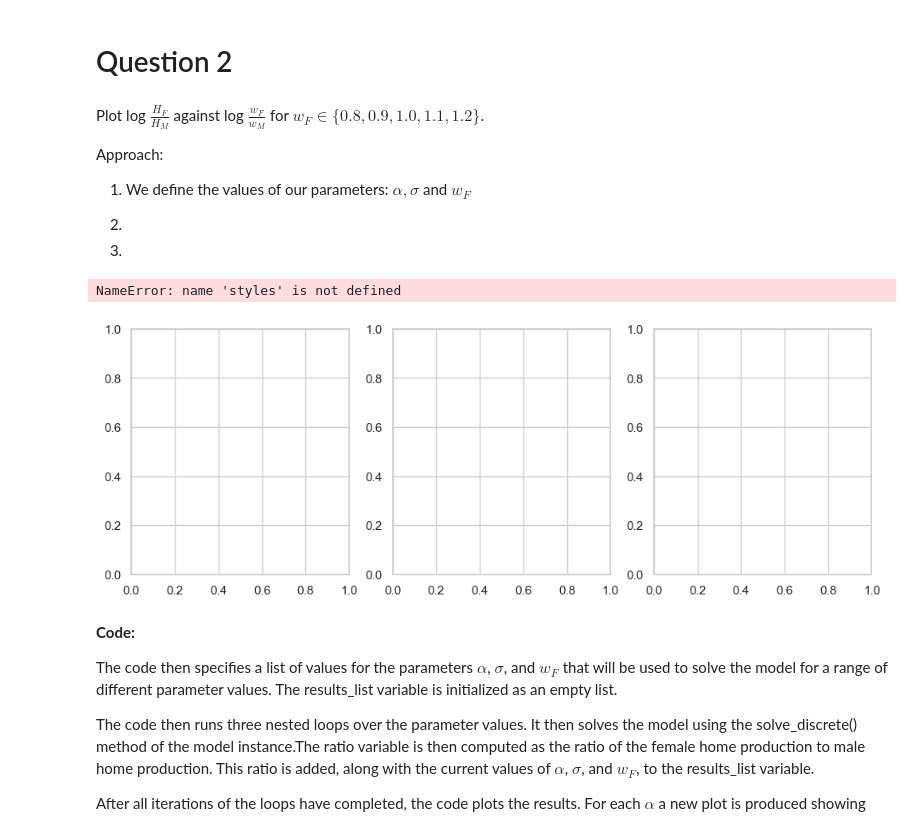
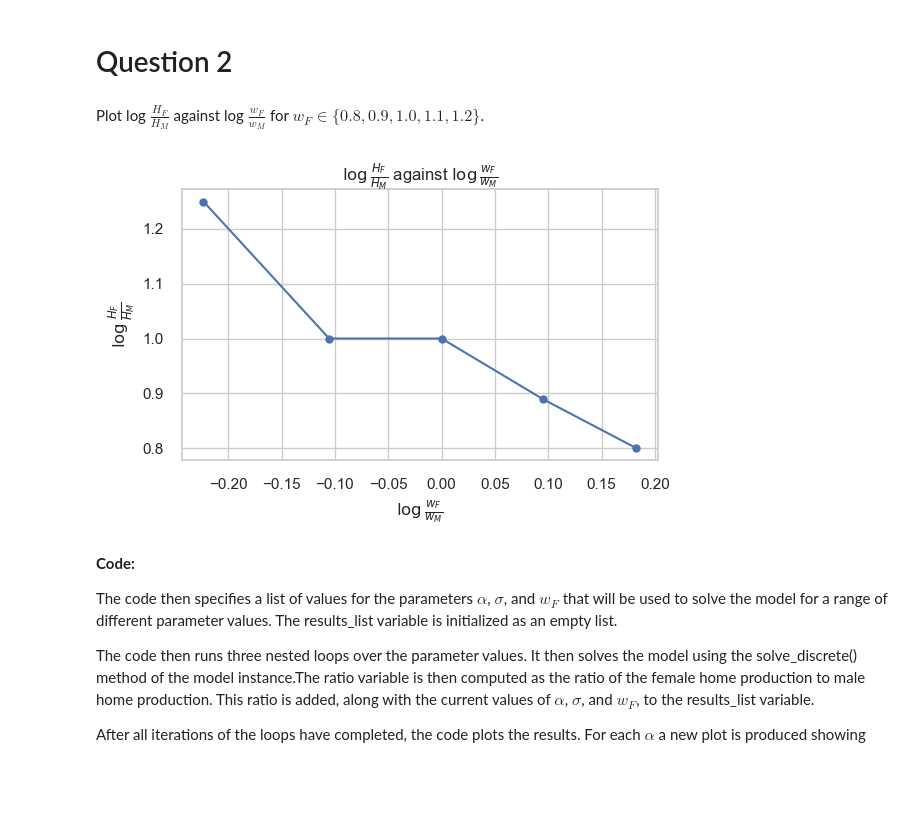
Before and after one commit to NumEconCopenhagen/projects-2023-philx2-nico, a Jupyter notebook: inauguralproject/inauguralproject.ipynb, the cells around one changed output. Drawn from its saved outputs; the diff is of its cells as text; code cells hidden in the pictures; blank space fills up the shorter version.

```diff
--- a/inauguralproject/inauguralproject.ipynb
+++ b/inauguralproject/inauguralproject.ipynb
@@ -94,54 +95,44 @@ It is also a good idea to explain in steps how the model is solved. It shows tha
 # Question 2
 # %% [markdown]
 Plot log $\frac{H_F}{H_M}$ against log $\frac{w_F}{w_M}$ for $w_F \in \{0.8, 0.9, 1.0, 1.1 ,1.2\}$.
-
-Approach:
-
-1. We define the values of our parameters: $\alpha, \sigma$ and $w_F$
-
-
-2.
-
-
-3.
 # %%
+import seaborn as sns
+sns.set_style("whitegrid")
+
 model = HouseholdSpecializationModelClass()
 
-alpha_list = [0.25, 0.5, 0.75]
-sigma_list = [0.5, 1.0, 1.5]
+alpha = 0.5
+sigma = 1
 wF_list = [0.8, 0.9, 1.0, 1.1, 1.2]
 
-# Create a figure with three subplots in a row
-fig, axs = plt.subplots(nrows=1, ncols=3, figsize=(12, 4))
+# Create a single figure
+fig, ax = plt.subplots(figsize=(6, 4))
 
-for i, alpha in enumerate(alpha_list):
-    results_list = []
-    for j, sigma in enumerate(sigma_list):
-        for wF in wF_list:
-            # Modify the values of alpha, sigma, and wF in the model
-            model.par.alpha = alpha
-            model.par.sigma = sigma
-            model.par.wF = wF
+results_list = []
+for wF in wF_list:
+    # Modify the values of alpha, sigma, and wF in the model
+    model.par.alpha = alpha
+    model.par.sigma = sigma
+    model.par.wF = wF
 
-            # Solve the model
-            results = model.solve_discrete()
-            ratio = results.HF / results.HM
+    # Solve the model
+    results = model.solve_discrete()
+    ratio = results.HF / results.HM
 
-            results_list.append((alpha, sigma, wF, ratio))
+    results_list.append((alpha, sigma, wF, ratio))
 
-        # Plot the results in the corresponding subplot
-        mask = [(r[0]==alpha) and (r[1]==sigma) for r in results_list]
-        wF_arr, ratio_arr = zip(*[r[2:] for r in np.array(results_list)[mask]])
-        axs[i].plot(np.log(np.array(wF_arr)/model.par.wM), ratio_arr, marker='o', label=f'$\\sigma={sigma}$', linestyle=styles[j])
+# Plot the results in the figure
+wF_arr, ratio_arr = zip(*[r[2:] for r in results_list])
+ax.plot(np.log(np.array(wF_arr)/model.par.wM), ratio_arr, marker='o',)
 
-    # Set the title and axis labels for the subplot
-    axs[i].set_title(f'Household Specialization Model ($\\alpha$={alpha})')
-    axs[i].set_xlabel('$\\log\\frac{w_F}{w_M}$')
-    axs[i].set_ylabel('$\\log\\frac{H_F}{H_M}$')
-    axs[i].legend()
+# Set the title and axis labels for the figure
+ax.set_title(r'$\log\frac{H_F}{H_M}$ against $\log\frac{w_F}{w_M}$')
+ax.set_xlabel(r'$\log\frac{w_F}{w_M}$')
+ax.set_ylabel('$\\log\\frac{H_F}{H_M}$')
 
-# Adjust the layout and spacing of the subplots
+
+# Adjust the layout and spacing of the figure
 plt.tight_layout()
+plt.show()
 # %% [output]
-NameError: name 'styles' is not defined
-[figure, old version]
+[figure, new version]
```
Also changed, not shown: parts of 10 cells of this notebook.
